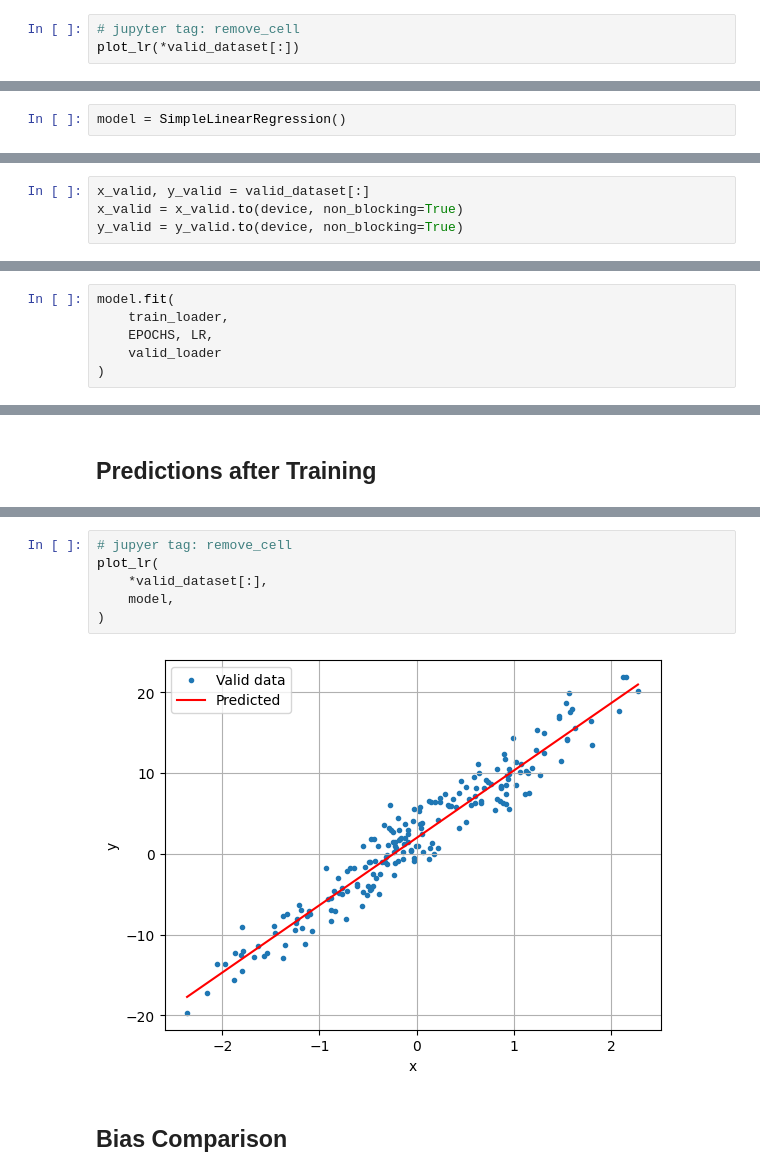
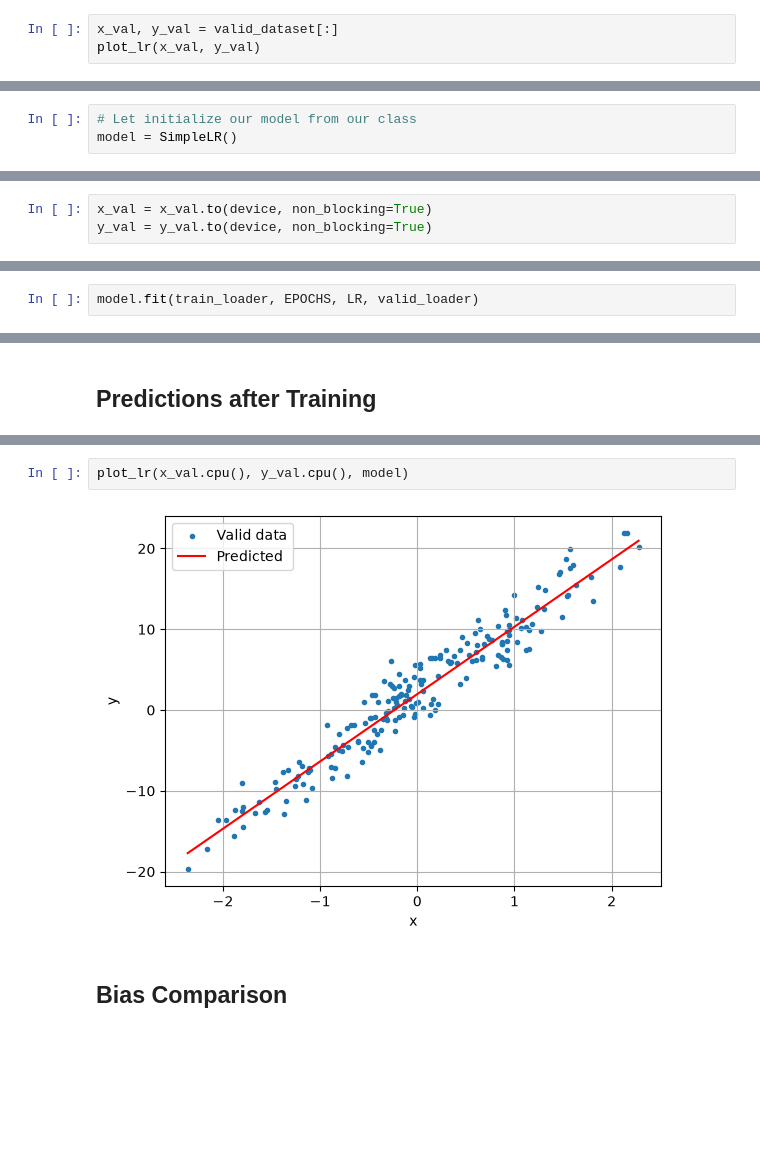
Before and after one commit to PilotLeoYan/inside-deep-learning, a Jupyter notebook: content/1-linear-regression/1-1-simple-linear-regression.ipynb, the cells around one changed output, grey strips where cells are left out. Cells and saved outputs as stored; diff of their text form; blank space fills up the shorter version.

Commit message:
feat: 1.1-simple linear regression
+ Formated ruff format
+ Lint ruff check --fix
+ Lint ruff check
+ Fix english, math typos

```diff
--- a/content/1-linear-regression/1-1-simple-linear-regression.ipynb
+++ b/content/1-linear-regression/1-1-simple-linear-regression.ipynb
@@ -285,6 +275,6 @@ def plot_lr(
 # %%
-# jupyter tag: remove_cell
-plot_lr(*valid_dataset[:])
+x_val, y_val = valid_dataset[:]
+plot_lr(x_val, y_val)
 # %% [output]
 [figure]
 # %% [markdown]
@@ -782,3 +836,4 @@ Let initialize our model from our class.
 # %%
-model = SimpleLinearRegression()
+# Let initialize our model from our class
+model = SimpleLR()
 # %%
@@ -802,7 +856,6 @@ def l2(pred, true_):
 # %% [markdown]
 ## Predictions pre-copy
 # %%
-x_valid, y_valid = valid_dataset[:]
-x_valid = x_valid.to(device, non_blocking=True)
-y_valid = y_valid.to(device, non_blocking=True)
+x_val = x_val.to(device, non_blocking=True)
+y_val = y_val.to(device, non_blocking=True)
 # %% [markdown]
@@ -860,9 +901,5 @@ with each mini-batch containing exactly the same number of examples.
 Usually, in each training iteration, the training set is shuffled before being divided into mini-batches,
 and any remaining examples are discarded during that iteration.
 # %%
-model.fit(
-    train_loader,
-    EPOCHS, LR,
-    valid_loader
-)
+model.fit(train_loader, EPOCHS, LR, valid_loader)
 # %% [output]
@@ -915,13 +945,9 @@ l2(
 # %% [output]
 4.217835339659359e-06
 # %%
-# jupyer tag: remove_cell
-plot_lr(
-    *valid_dataset[:],
-    model,
-)
+plot_lr(x_val.cpu(), y_val.cpu(), model)
 # %% [output]
-[figure, old version]
+[figure, new version]
 # %% [markdown]
 ## Bias Comparison
 # %% [markdown]
```
Also changed, not shown: parts of 64 cells of this notebook, 2 other files.
